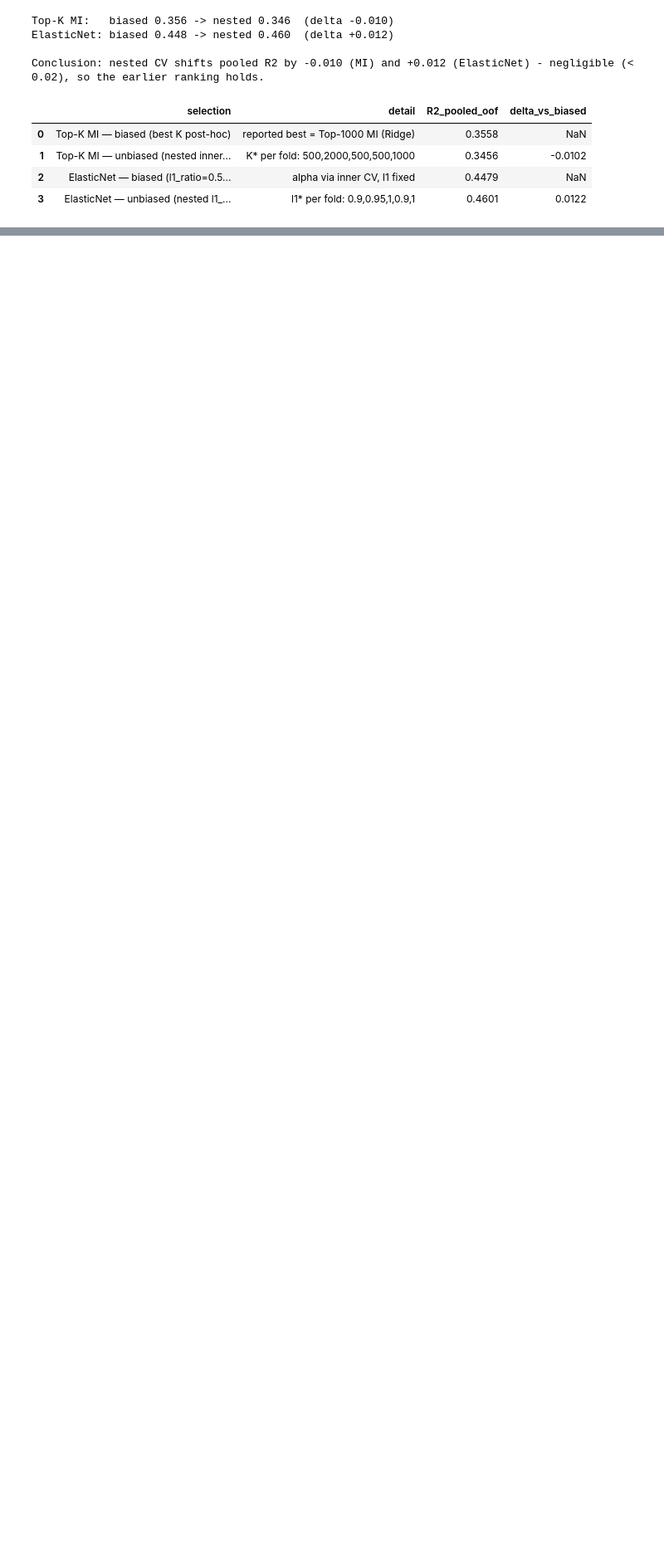
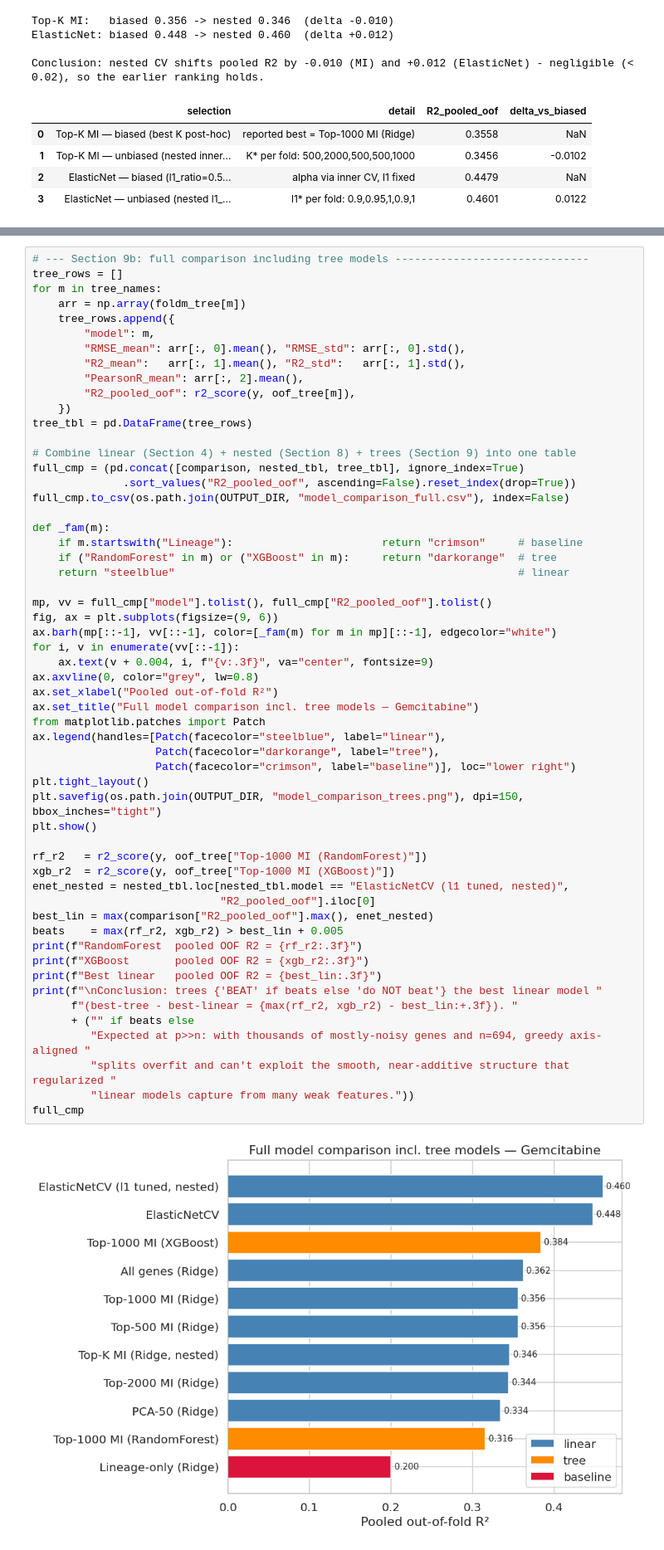
Before and after one commit to yasminreich/Drug-Response-Project, a Jupyter notebook: notebooks/03_baselines_comparison.ipynb, the cells around one changed output, grey strips where cells are left out. Shown at 83% size. Drawn from its saved outputs; the diff is of its cells as text; blank space fills up the shorter version.

```diff
--- a/notebooks/03_baselines_comparison.ipynb
+++ b/notebooks/03_baselines_comparison.ipynb
@@ -666,0 +730,58 @@ Conclusion: nested CV shifts pooled R2 by -0.010 (MI) and +0.012 (ElasticNet) -
+# %%
+# --- Section 9b: full comparison including tree models ------------------------------
+tree_rows = []
+for m in tree_names:
+    arr = np.array(foldm_tree[m])
+    tree_rows.append({
+        "model": m,
+        "RMSE_mean": arr[:, 0].mean(), "RMSE_std": arr[:, 0].std(),
+        "R2_mean":   arr[:, 1].mean(), "R2_std":   arr[:, 1].std(),
+        "PearsonR_mean": arr[:, 2].mean(),
+        "R2_pooled_oof": r2_score(y, oof_tree[m]),
+    })
+tree_tbl = pd.DataFrame(tree_rows)
+
+# Combine linear (Section 4) + nested (Section 8) + trees (Section 9) into one table
+full_cmp = (pd.concat([comparison, nested_tbl, tree_tbl], ignore_index=True)
+              .sort_values("R2_pooled_oof", ascending=False).reset_index(drop=True))
+full_cmp.to_csv(os.path.join(OUTPUT_DIR, "model_comparison_full.csv"), index=False)
+
+def _fam(m):
+    if m.startswith("Lineage"):                       return "crimson"     # baseline
+    if ("RandomForest" in m) or ("XGBoost" in m):     return "darkorange"  # tree
+    return "steelblue"                                                     # linear
+
+mp, vv = full_cmp["model"].tolist(), full_cmp["R2_pooled_oof"].tolist()
+fig, ax = plt.subplots(figsize=(9, 6))
+ax.barh(mp[::-1], vv[::-1], color=[_fam(m) for m in mp][::-1], edgecolor="white")
+for i, v in enumerate(vv[::-1]):
+    ax.text(v + 0.004, i, f"{v:.3f}", va="center", fontsize=9)
+ax.axvline(0, color="grey", lw=0.8)
+ax.set_xlabel("Pooled out-of-fold R²")
+ax.set_title("Full model comparison incl. tree models — Gemcitabine")
+from matplotlib.patches import Patch
+ax.legend(handles=[Patch(facecolor="steelblue", label="linear"),
+                   Patch(facecolor="darkorange", label="tree"),
+                   Patch(facecolor="crimson", label="baseline")], loc="lower right")
+plt.tight_layout()
+plt.savefig(os.path.join(OUTPUT_DIR, "model_comparison_trees.png"), dpi=150, bbox_inches="tight")
+plt.show()
+
+rf_r2   = r2_score(y, oof_tree["Top-1000 MI (RandomForest)"])
+xgb_r2  = r2_score(y, oof_tree["Top-1000 MI (XGBoost)"])
+enet_nested = nested_tbl.loc[nested_tbl.model == "ElasticNetCV (l1 tuned, nested)",
+                             "R2_pooled_oof"].iloc[0]
+best_lin = max(comparison["R2_pooled_oof"].max(), enet_nested)
+beats    = max(rf_r2, xgb_r2) > best_lin + 0.005
+print(f"RandomForest  pooled OOF R2 = {rf_r2:.3f}")
+print(f"XGBoost       pooled OOF R2 = {xgb_r2:.3f}")
+print(f"Best linear   pooled OOF R2 = {best_lin:.3f}")
+print(f"\nConclusion: trees {'BEAT' if beats else 'do NOT beat'} the best linear model "
+      f"(best-tree - best-linear = {max(rf_r2, xgb_r2) - best_lin:+.3f}). "
+      + ("" if beats else
+         "Expected at p>>n: with thousands of mostly-noisy genes and n=694, greedy axis-aligned "
+         "splits overfit and can't exploit the smooth, near-additive structure that regularized "
+         "linear models capture from many weak features."))
+full_cmp
+# %% [output]
+[figure, added]
```
Also changed, not shown: parts of 6 cells of this notebook, 3 other files.
